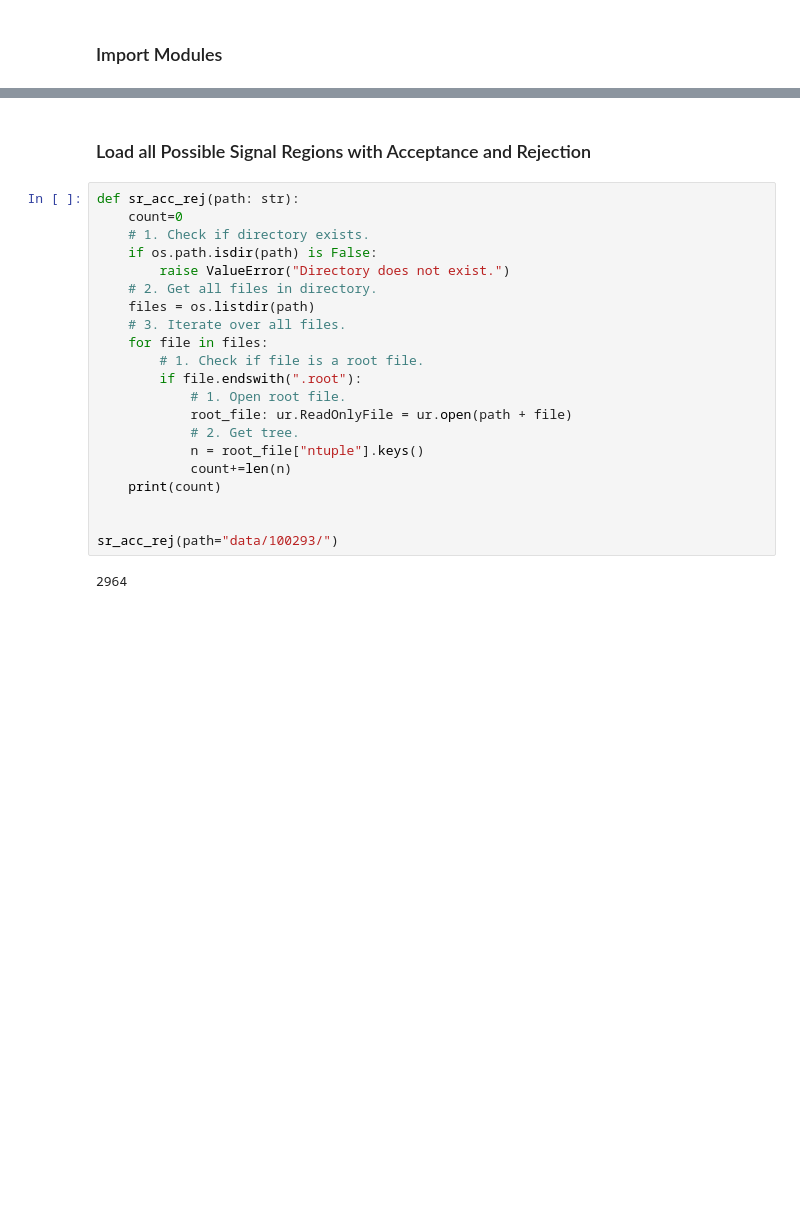
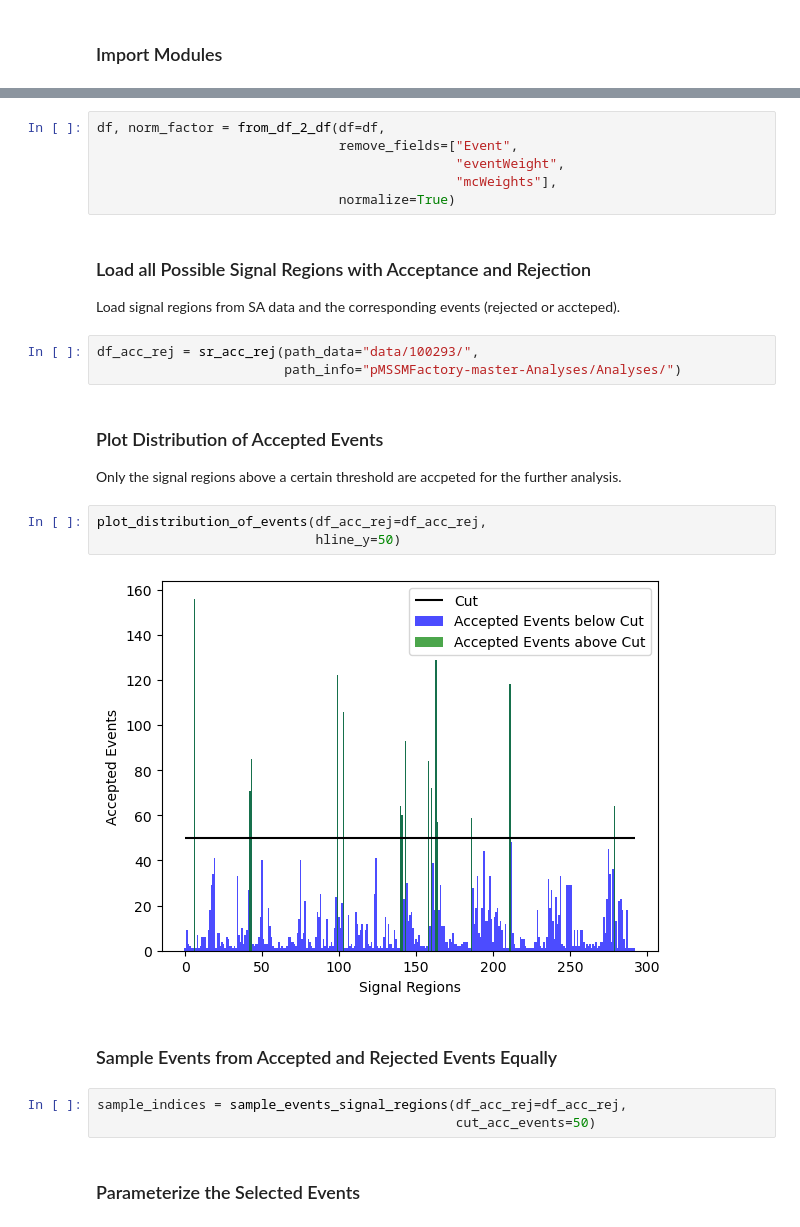
Before and after one commit to leonrenn/AWKWARD-TO-NN, a Jupyter notebook: main.ipynb, the cells around one changed output, grey strips where cells are left out. Cells and saved outputs as stored; diff of their text form; blank space fills up the shorter version.

```diff
--- a/main.ipynb
+++ b/main.ipynb
@@ -125,25 +46,27 @@ df, norm_factor = from_ak_2_df(ak_array=ak_array,
+# %%
+df, norm_factor = from_df_2_df(df=df,
+                               remove_fields=["Event",
+                                              "eventWeight",
+                                              "mcWeights"],
+                               normalize=True)
 # %% [markdown]
 ### Load all Possible Signal Regions with Acceptance and Rejection
+Load signal regions from SA data and the corresponding events (rejected or accteped).
-# %%
-def sr_acc_rej(path: str):
-    count=0
-    # 1. Check if directory exists.
-    if os.path.isdir(path) is False:
-        raise ValueError("Directory does not exist.")
-    # 2. Get all files in directory.
-    files = os.listdir(path)
-    # 3. Iterate over all files.
-    for file in files:
-        # 1. Check if file is a root file.
-        if file.endswith(".root"):
-            # 1. Open root file.
-            root_file: ur.ReadOnlyFile = ur.open(path + file)
-            # 2. Get tree.
-            n = root_file["ntuple"].keys()
-            count+=len(n)
-    print(count)
-
-
-sr_acc_rej(path="data/100293/")
-# %% [output]
-2964
+# %%
+df_acc_rej = sr_acc_rej(path_data="data/100293/",
+                        path_info="pMSSMFactory-master-Analyses/Analyses/")
+# %% [markdown]
+### Plot Distribution of Accepted Events
+Only the signal regions above a certain threshold are accpeted for the further analysis.
+# %%
+plot_distribution_of_events(df_acc_rej=df_acc_rej,
+                            hline_y=50)
+# %% [output]
+[figure, added]
+# %% [markdown]
+### Sample Events from Accepted and Rejected Events Equally
+# %%
+sample_indices = sample_events_signal_regions(df_acc_rej=df_acc_rej,
+                                              cut_acc_events=50)
+# %% [markdown]
+### Parameterize the Selected Events
```
Also changed, not shown: parts of 20 cells of this notebook, 6 other files.
